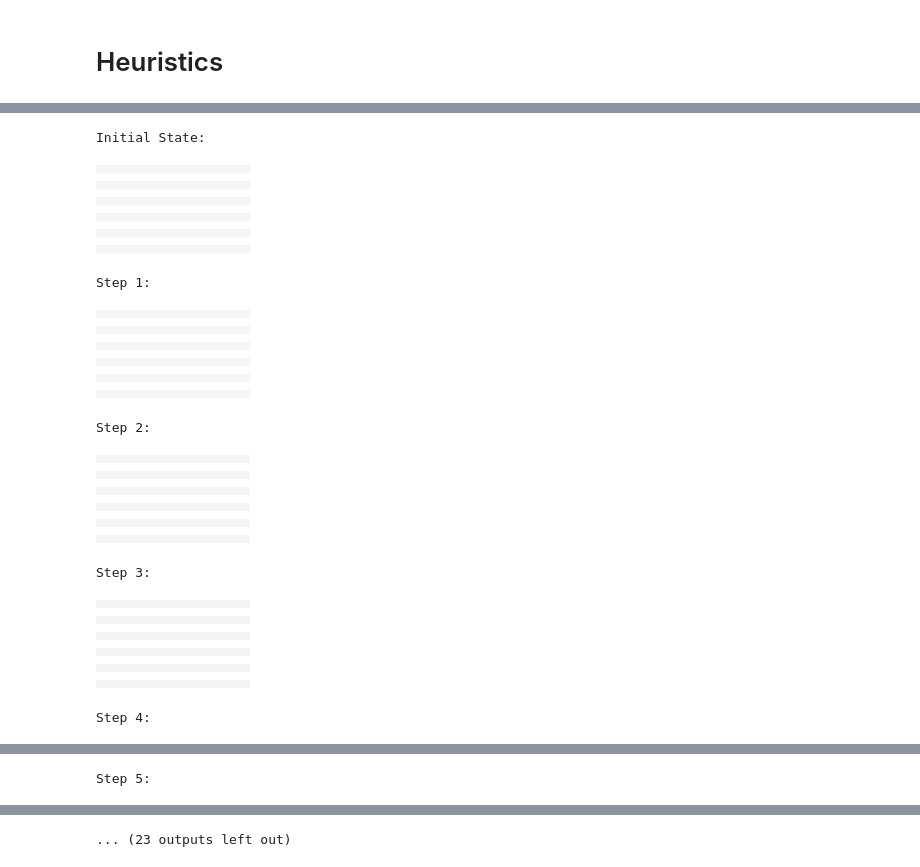
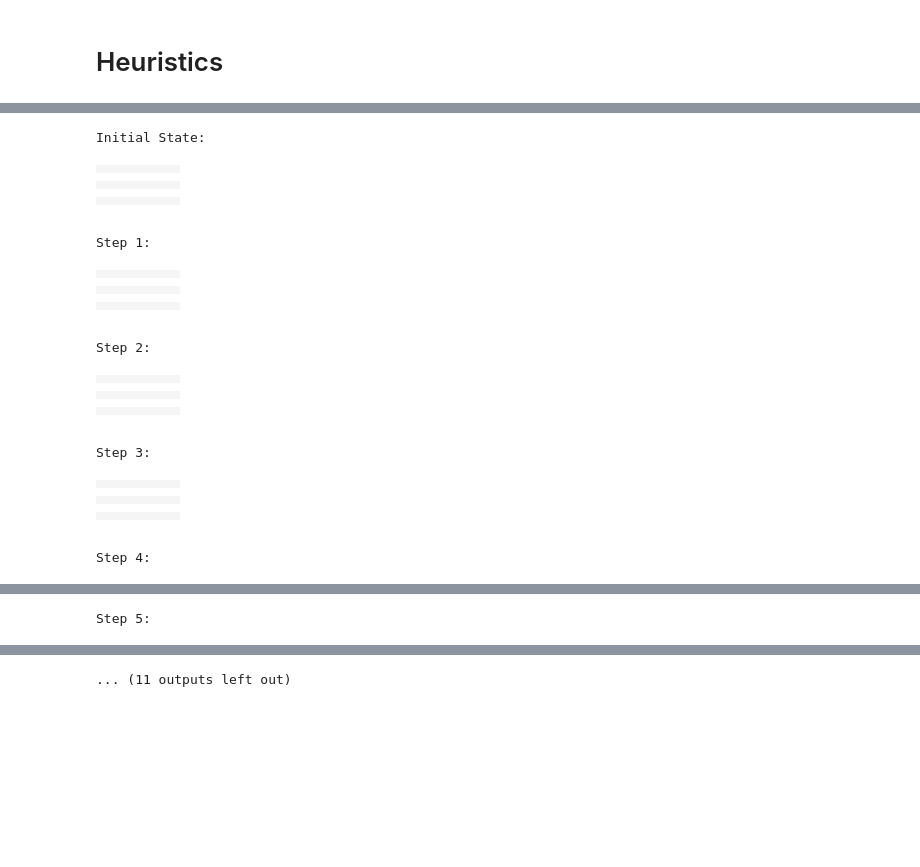
Before and after one commit to maumruiz/Problem-Solving-Agents, a Jupyter notebook: Assignment04.ipynb, the cells around one changed output, grey strips where cells are left out. Drawn from its saved outputs; the diff is of its cells as text; code cells hidden in the pictures; blank space fills up the shorter version.

```diff
--- a/Assignment04.ipynb
+++ b/Assignment04.ipynb
@@ -342,66 +1345,46 @@ Step 5:
 # %%
 # initial_state = [(0,0), (1,1), (2,0), (4,3), (3,2), (3,4), (1,2), (0,3), (1,4)]
-# initial_state = [(1,0), (2,1), (2,4), (3,0), (3,3), (3,5), (4,2), (4,4), (5,1), (5,3)]
-initial_state = [(0,3), (1,2), (1,4), (2,3), (3,7), (4,6), (4,3), (5,2), (5,4), (6,3), (5,9), (6,8), (6,9), (7,8), (7,10), (8,0), (8,5), (8,9), (9,1), (9,4), (9,6), (10,0), (10,5)]
+initial_state = [(1,0), (2,1), (2,4), (3,0), (3,3), (3,5), (4,2), (4,4), (5,1), (5,3)]
+# initial_state = [(0,3), (1,2), (1,4), (2,3), (3,7), (4,6), (4,3), (5,2), (5,4), (6,3), (5,9), (6,8), (6,9), (7,8), (7,10), (8,0), (8,5), (8,9), (9,1), (9,4), (9,6), (10,0), (10,5)]
 
 initial_state = sorted(initial_state, key=lambda x: [x[0], x[1]])
 initial_state = tuple(initial_state)
 
-size = 11
+size = 6
 
 problem = CleanBoardProblem(initial_state, [], size)
 solution = greedy_best_first_graph_search(problem, heuristic_one)
 
 display_solution(solution, initial_state, size)
 
 solution.path_cost
 # %% [output]
 Initial State:
-|  |  |  |  |  |  |  |  |  |  |  |
-|  |  |  |  |  |  |  |  |  |  |  |
-|  |  |  |  |  |  |  |  |  |  |  |
-|  |  |  |  |  |  |  |  |  |  |  |
-|  |  |  |  |  |  |  |  |  |  |  |
-|  |  |  |  |  |  |  |  |  |  |  |
-|  |  |  |  |  |  |  |  |  |  |  |
-|  |  |  |  |  |  |  |  |  |  |  |
-|  |  |  |  |  |  |  |  |  |  |  |
-|  |  |  |  |  |  |  |  |  |  |  |
-|  |  |  |  |  |  |  |  |  |  |  |
+|  |  |  |  |  |  |
+|  |  |  |  |  |  |
+|  |  |  |  |  |  |
+|  |  |  |  |  |  |
+|  |  |  |  |  |  |
+|  |  |  |  |  |  |
 Step 1:
-|  |  |  |  |  |  |  |  |  |  |  |
-|  |  |  |  |  |  |  |  |  |  |  |
-|  |  |  |  |  |  |  |  |  |  |  |
-|  |  |  |  |  |  |  |  |  |  |  |
-|  |  |  |  |  |  |  |  |  |  |  |
-|  |  |  |  |  |  |  |  |  |  |  |
-|  |  |  |  |  |  |  |  |  |  |  |
-|  |  |  |  |  |  |  |  |  |  |  |
-|  |  |  |  |  |  |  |  |  |  |  |
-|  |  |  |  |  |  |  |  |  |  |  |
-|  |  |  |  |  |  |  |  |  |  |  |
+|  |  |  |  |  |  |
+|  |  |  |  |  |  |
+|  |  |  |  |  |  |
+|  |  |  |  |  |  |
+|  |  |  |  |  |  |
+|  |  |  |  |  |  |
 Step 2:
-|  |  |  |  |  |  |  |  |  |  |  |
-|  |  |  |  |  |  |  |  |  |  |  |
-|  |  |  |  |  |  |  |  |  |  |  |
-|  |  |  |  |  |  |  |  |  |  |  |
-|  |  |  |  |  |  |  |  |  |  |  |
-|  |  |  |  |  |  |  |  |  |  |  |
-|  |  |  |  |  |  |  |  |  |  |  |
-|  |  |  |  |  |  |  |  |  |  |  |
-|  |  |  |  |  |  |  |  |  |  |  |
-|  |  |  |  |  |  |  |  |  |  |  |
-|  |  |  |  |  |  |  |  |  |  |  |
+|  |  |  |  |  |  |
+|  |  |  |  |  |  |
+|  |  |  |  |  |  |
+|  |  |  |  |  |  |
+|  |  |  |  |  |  |
+|  |  |  |  |  |  |
 Step 3:
-|  |  |  |  |  |  |  |  |  |  |  |
-|  |  |  |  |  |  |  |  |  |  |  |
-|  |  |  |  |  |  |  |  |  |  |  |
-|  |  |  |  |  |  |  |  |  |  |  |
-|  |  |  |  |  |  |  |  |  |  |  |
-|  |  |  |  |  |  |  |  |  |  |  |
-|  |  |  |  |  |  |  |  |  |  |  |
-|  |  |  |  |  |  |  |  |  |  |  |
-|  |  |  |  |  |  |  |  |  |  |  |
-|  |  |  |  |  |  |  |  |  |  |  |
-|  |  |  |  |  |  |  |  |  |  |  |
+|  |  |  |  |  |  |
+|  |  |  |  |  |  |
+|  |  |  |  |  |  |
+|  |  |  |  |  |  |
+|  |  |  |  |  |  |
+|  |  |  |  |  |  |
 Step 4:
@@ -431 +1404 @@ Step 5:
-... (23 outputs left out)
+... (11 outputs left out)
```
Also changed, not shown: parts of 54 cells of this notebook.
